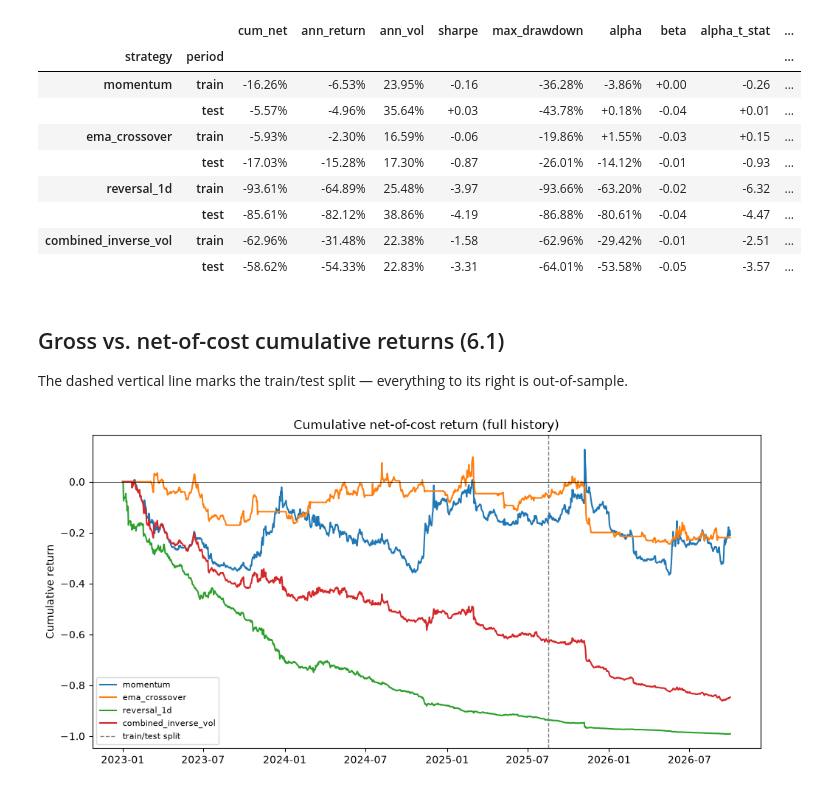
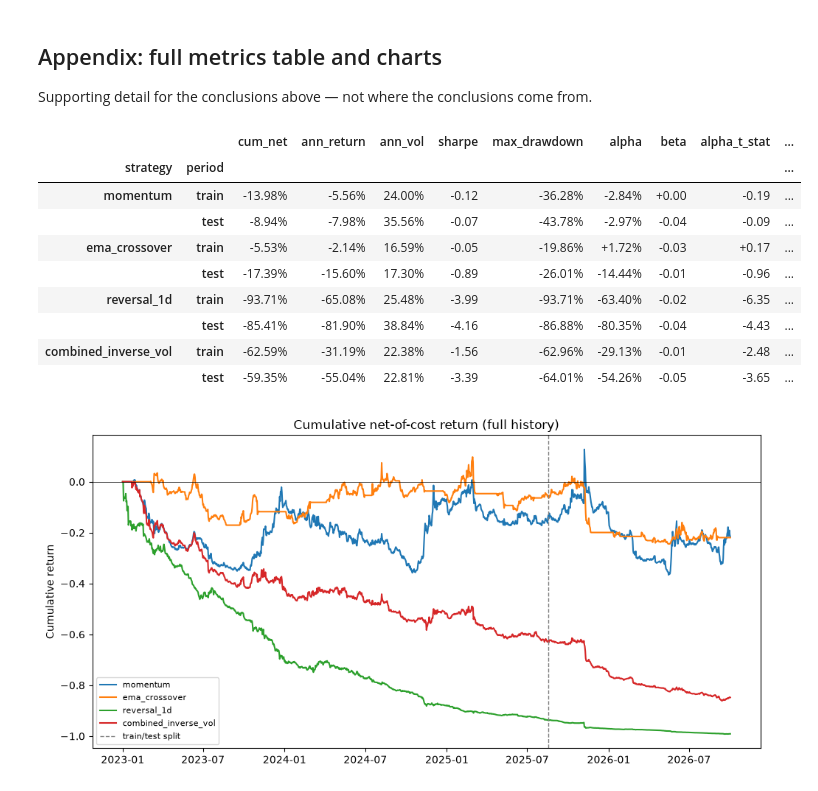
Before and after one commit to ravirajlondhepatil/quant-class-project, a Jupyter notebook: notebooks/performance_summary.ipynb, the cells around one changed output. Drawn from its saved outputs; the diff is of its cells as text; code cells hidden in the pictures.

```diff
--- a/notebooks/performance_summary.ipynb
+++ b/notebooks/performance_summary.ipynb
@@ -125,0 +248,3 @@ is exactly the overfitting pattern this split exists to catch (watch
+# %%
+train_report, test_report = train_test_reports(f"combined_{best_method}")
+summarize(f"combined_{best_method}", train_report, test_report)
@@ -126,53 +284,51 @@ is exactly the overfitting pattern this split exists to catch (watch
+# %% [markdown]
+## Appendix: full metrics table and charts
+
+Supporting detail for the conclusions above — not where the conclusions
+come from.
 # %%
 rows = {}
-for name, result in all_results.items():
-    train_result = slice_backtest_result(result, split.train_prices.index)
-    test_result = slice_backtest_result(result, split.test_prices.index)
-    for period, sliced in [("train", train_result), ("test", test_result)]:
-        report = build_performance_report(sliced, benchmark_returns=benchmark_returns)
+for name in all_results:
+    train_report, test_report = train_test_reports(name)
+    for period, report in [("train", train_report), ("test", test_report)]:
         rows[(name, period)] = {
             "cum_net": report.cumulative_net.iloc[-1],
             "ann_return": report.annualized_return,
             "ann_vol": report.annualized_volatility,
             "sharpe": report.sharpe_ratio,
             "max_drawdown": report.max_drawdown,
             "alpha": report.alpha,
             "beta": report.beta,
             "alpha_t_stat": report.alpha_t_stat,
             "correlation": report.correlation,
         }
 
 metrics = pd.DataFrame(rows).T
 metrics.index.names = ["strategy", "period"]
 metrics.style.format(
     {
         "cum_net": "{:+.2%}",
         "ann_return": "{:+.2%}",
         "ann_vol": "{:.2%}",
         "sharpe": "{:+.2f}",
         "max_drawdown": "{:.2%}",
         "alpha": "{:+.2%}",
         "beta": "{:+.2f}",
         "alpha_t_stat": "{:+.2f}",
         "correlation": "{:+.2f}",
     }
 )
 # %% [output]
 |  |  | cum_net | ann_return | ann_vol | sharpe | max_drawdown | alpha | beta | alpha_t_stat | ... |
 | strategy | period |  |  |  |  |  |  |  |  | ... |
-| momentum | train | -16.26% | -6.53% | 23.95% | -0.16 | -36.28% | -3.86% | +0.00 | -0.26 | ... |
-|  | test | -5.57% | -4.96% | 35.64% | +0.03 | -43.78% | +0.18% | -0.04 | +0.01 | ... |
-| ema_crossover | train | -5.93% | -2.30% | 16.59% | -0.06 | -19.86% | +1.55% | -0.03 | +0.15 | ... |
-|  | test | -17.03% | -15.28% | 17.30% | -0.87 | -26.01% | -14.12% | -0.01 | -0.93 | ... |
-| reversal_1d | train | -93.61% | -64.89% | 25.48% | -3.97 | -93.66% | -63.20% | -0.02 | -6.32 | ... |
-|  | test | -85.61% | -82.12% | 38.86% | -4.19 | -86.88% | -80.61% | -0.04 | -4.47 | ... |
-| combined_inverse_vol | train | -62.96% | -31.48% | 22.38% | -1.58 | -62.96% | -29.42% | -0.01 | -2.51 | ... |
-|  | test | -58.62% | -54.33% | 22.83% | -3.31 | -64.01% | -53.58% | -0.05 | -3.57 | ... |
+| momentum | train | -13.98% | -5.56% | 24.00% | -0.12 | -36.28% | -2.84% | +0.00 | -0.19 | ... |
+|  | test | -8.94% | -7.98% | 35.56% | -0.07 | -43.78% | -2.97% | -0.04 | -0.09 | ... |
+| ema_crossover | train | -5.53% | -2.14% | 16.59% | -0.05 | -19.86% | +1.72% | -0.03 | +0.17 | ... |
+|  | test | -17.39% | -15.60% | 17.30% | -0.89 | -26.01% | -14.44% | -0.01 | -0.96 | ... |
+| reversal_1d | train | -93.71% | -65.08% | 25.48% | -3.99 | -93.71% | -63.40% | -0.02 | -6.35 | ... |
+|  | test | -85.41% | -81.90% | 38.84% | -4.16 | -86.88% | -80.35% | -0.04 | -4.43 | ... |
+| combined_inverse_vol | train | -62.59% | -31.19% | 22.38% | -1.56 | -62.96% | -29.13% | -0.01 | -2.48 | ... |
+|  | test | -59.35% | -55.04% | 22.81% | -3.39 | -64.01% | -54.26% | -0.05 | -3.65 | ... |
-# %% [markdown]
-## Gross vs. net-of-cost cumulative returns (6.1)
-
-The dashed vertical line marks the train/test split — everything to its
-right is out-of-sample.
 # %%
 fig, ax = plt.subplots(figsize=(10, 5))
 for name, result in all_results.items():
```
Also changed, not shown: parts of 23 cells of this notebook, 5 other files.
